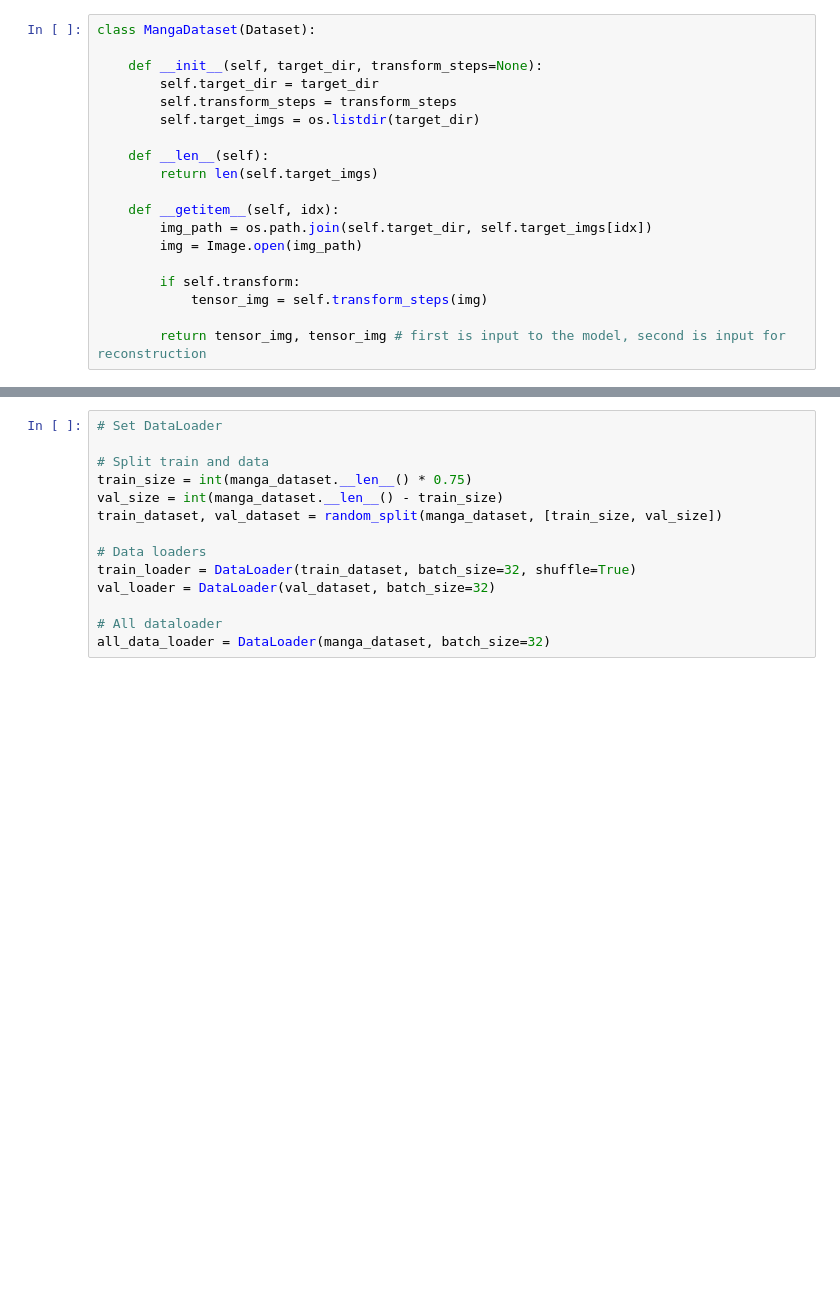
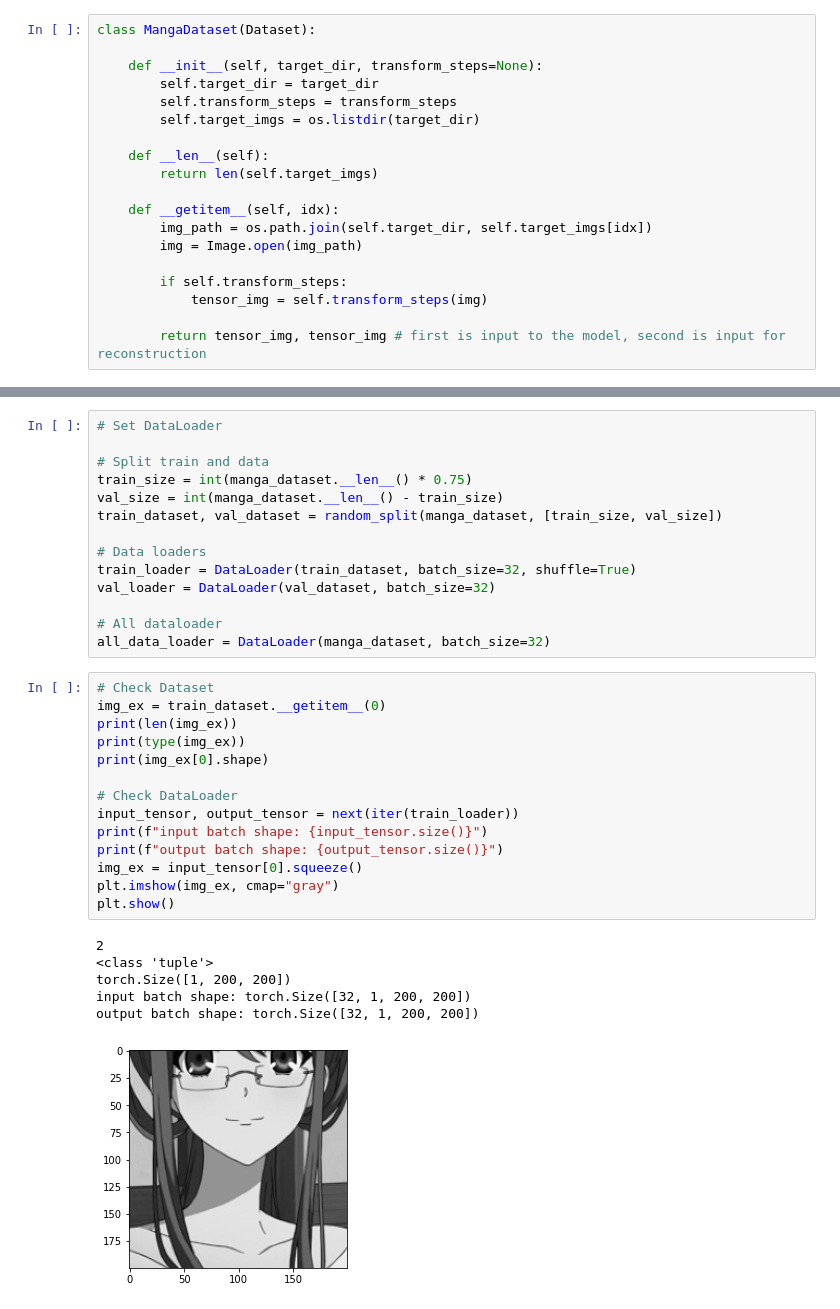
Before and after one commit to doyoung-umich/pj_otaku, a Jupyter notebook: Ryota/Character image recommendation.ipynb, the cells around one changed output, grey strips where cells are left out. Drawn from its saved outputs; the diff is of its cells as text; blank space fills up the shorter version.

```diff
--- a/Ryota/Character image recommendation.ipynb
+++ b/Ryota/Character image recommendation.ipynb
@@ -240,7 +254,7 @@ class MangaDataset(Dataset):
         img_path = os.path.join(self.target_dir, self.target_imgs[idx])
         img = Image.open(img_path)
 
-        if self.transform:
+        if self.transform_steps:
             tensor_img = self.transform_steps(img)
 
         return tensor_img, tensor_img # first is input to the model, second is input for reconstruction
@@ -264,3 +278,24 @@ val_loader = DataLoader(val_dataset, batch_size=32)
 
 # All dataloader
 all_data_loader = DataLoader(manga_dataset, batch_size=32)
+# %%
+# Check Dataset
+img_ex = train_dataset.__getitem__(0)
+print(len(img_ex))
+print(type(img_ex))
+print(img_ex[0].shape)
+
+# Check DataLoader
+input_tensor, output_tensor = next(iter(train_loader))
+print(f"input batch shape: {input_tensor.size()}")
+print(f"output batch shape: {output_tensor.size()}")
+img_ex = input_tensor[0].squeeze()
+plt.imshow(img_ex, cmap="gray")
+plt.show()
+# %% [output]
+2
+<class 'tuple'>
+torch.Size([1, 200, 200])
+input batch shape: torch.Size([32, 1, 200, 200])
+output batch shape: torch.Size([32, 1, 200, 200])
+[figure, added]
```
Also changed, not shown: parts of 20 cells of this notebook.
